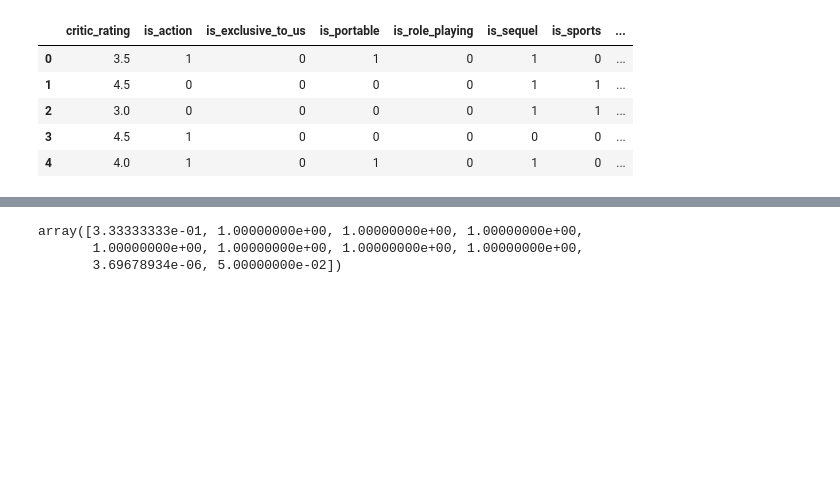
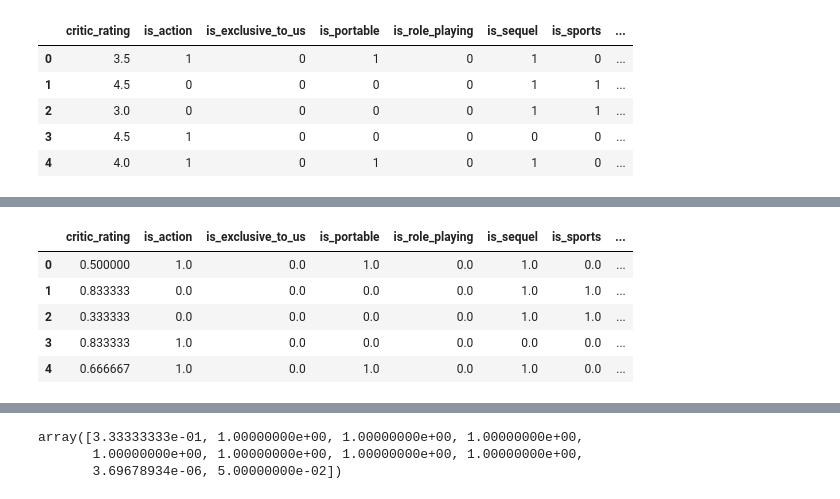
Before and after one commit to anqitu/KerasTraining, a Jupyter notebook: exercises/Module2_regression_local.ipynb, the cells around one changed output, grey strips where cells are left out. Cells and saved outputs as stored; diff of their text form; code cells hidden in the pictures; blank space fills up the shorter version.

```diff
--- a/exercises/Module2_regression_local.ipynb
+++ b/exercises/Module2_regression_local.ipynb
@@ -24,3 +51,12 @@ scaled_training = scaler.fit_transform(training_data_df)
 # %%
 scaled_training_df = pd.DataFrame(scaled_training,columns=training_data_df.columns.values)
 #scaled_training_df.to_csv('./data/sales_training_scaled.csv',index=False)
+# %%
+scaled_training_df.head()
+# %% [output]
+|  | critic_rating | is_action | is_exclusive_to_us | is_portable | is_role_playing | is_sequel | is_sports | ... |
+| 0 | 0.500000 | 1.0 | 0.0 | 1.0 | 0.0 | 1.0 | 0.0 | ... |
+| 1 | 0.833333 | 0.0 | 0.0 | 0.0 | 0.0 | 1.0 | 1.0 | ... |
+| 2 | 0.333333 | 0.0 | 0.0 | 0.0 | 0.0 | 1.0 | 1.0 | ... |
+| 3 | 0.833333 | 1.0 | 0.0 | 0.0 | 0.0 | 0.0 | 0.0 | ... |
+| 4 | 0.666667 | 1.0 | 0.0 | 1.0 | 0.0 | 1.0 | 0.0 | ... |
```
Also changed, not shown: parts of 42 cells of this notebook, 6 other files.
